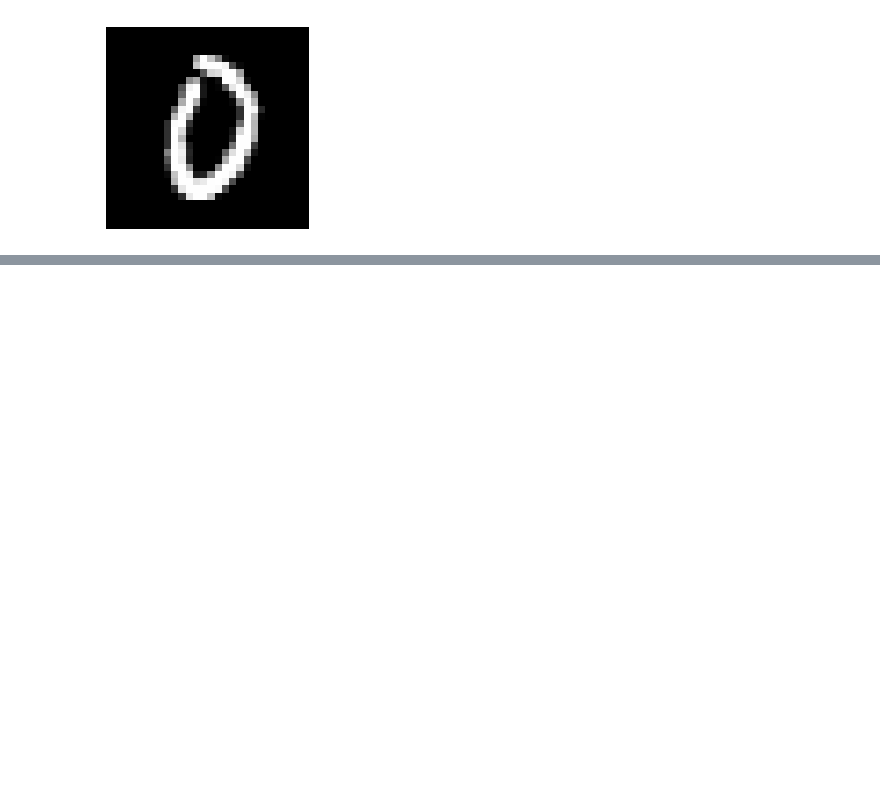
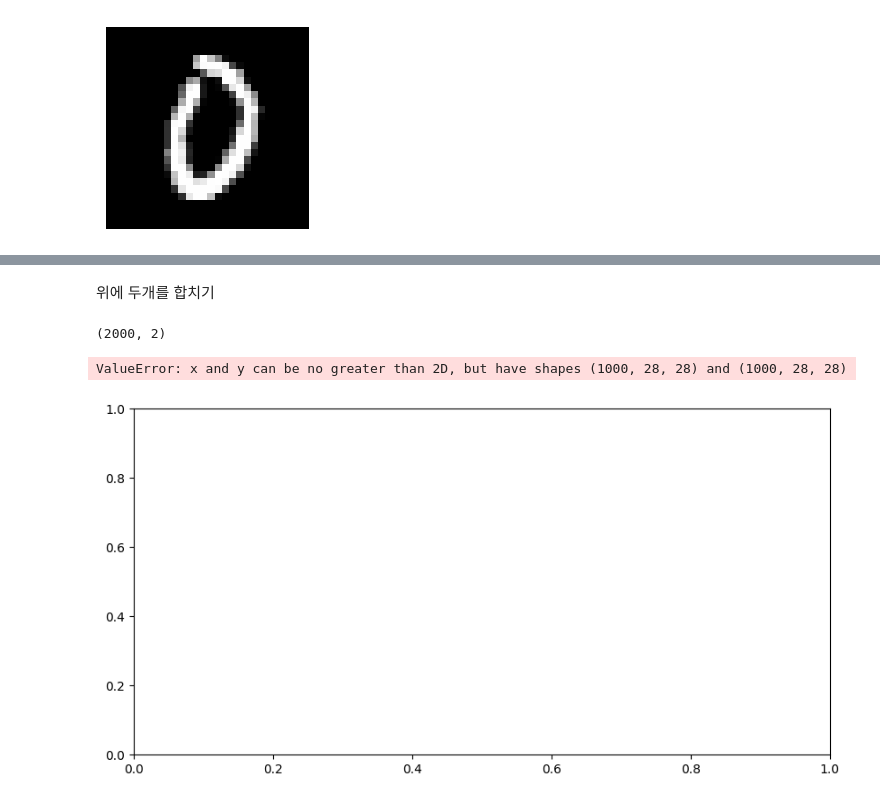
Before and after one commit to upeast/Lee2, a Jupyter notebook: 데이터_분류.ipynb, the cells around one changed output, grey strips where cells are left out. Cells and saved outputs as stored; diff of their text form; code cells hidden in the pictures; blank space fills up the shorter version.

```diff
--- a/데이터_분류.ipynb
+++ b/데이터_분류.ipynb
@@ -46,0 +106,2 @@ plt.show()
+# %% [markdown]
+위에 두개를 합치기
@@ -46,0 +114,15 @@ plt.show()
+# %%
+X.shape
+# %% [output]
+(2000, 2)
+# %%
+plt.figure(figsize=(10, 5))
+plt.plot(data1, data1, 'go', markersize=2, label='Digit 1')
+plt.plot(data0, data0, 'bo', markersize=2, label='Digit 0')
+plt.legend(fontsize=15)
+plt.xlabel('Feature 1', fontsize=15)
+plt.ylabel('Feature 2', fontsize=15)
+plt.show()
+# %% [output]
+ValueError: x and y can be no greater than 2D, but have shapes (1000, 28, 28) and (1000, 28, 28)
+[figure, added]
```
Also changed, not shown: parts of 12 cells of this notebook.
